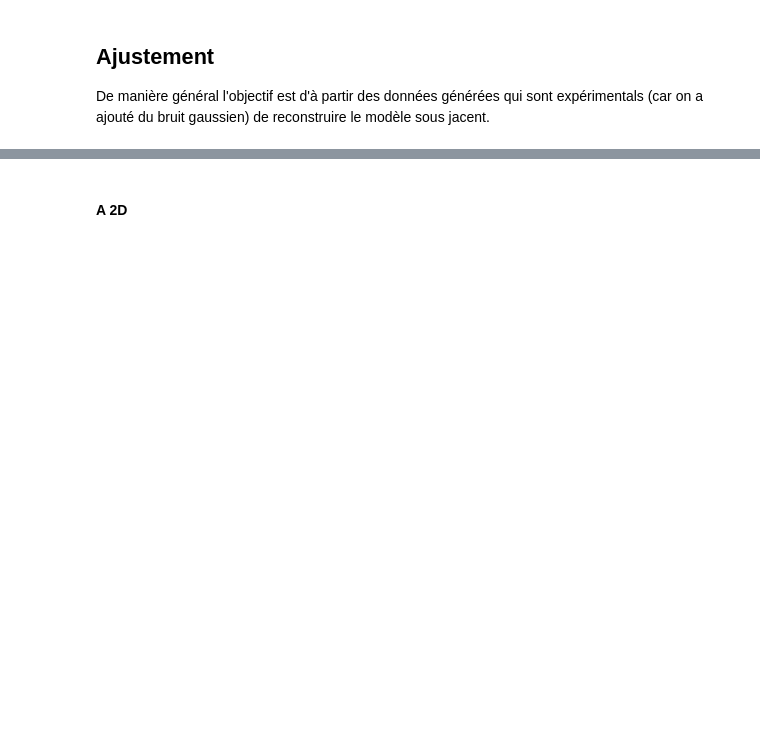
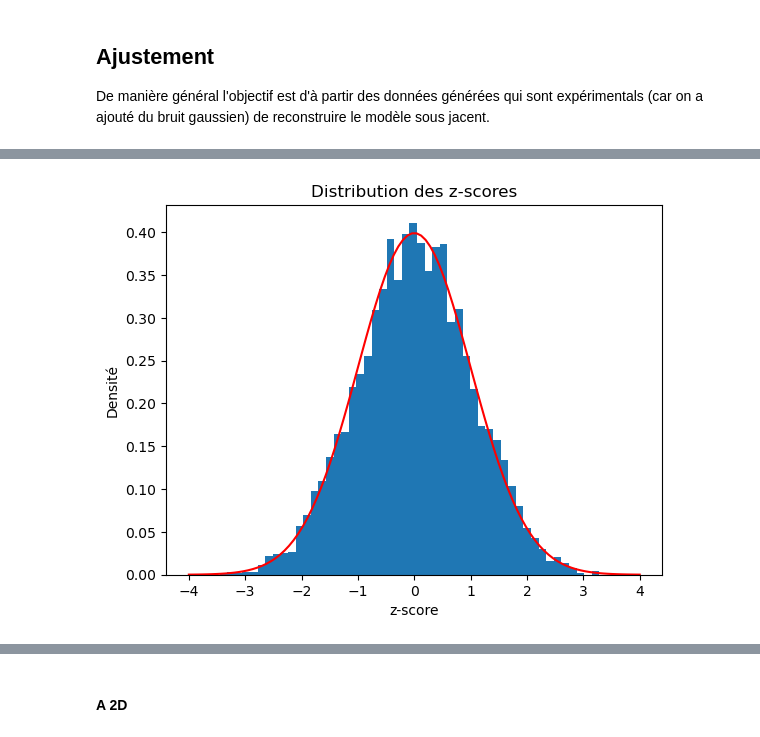
Before and after one commit to ostix360/Machine_Learning_S4, a Jupyter notebook: ToyMC.ipynb, the cells around one changed output, grey strips where cells are left out. Drawn from its saved outputs; the diff is of its cells as text; code cells hidden in the pictures; blank space fills up the shorter version.

```diff
--- a/ToyMC.ipynb
+++ b/ToyMC.ipynb
@@ -385,0 +243,15 @@ Valeur minimale de chi2 : 11.970714655034659 ce qui correspond à a = 2.03030303
+# %%
+# plot de la distribution des z-scores de toutes les données
+xs, ys, sigmas_s = gen_data(5000, model, sigma)
+
+y_th_s = model(xs)
+z = (ys - y_th_s) / sigmas_s
+
+plt.hist(z, bins=50, density=True)
+plt.plot(np.linspace(-4,4,100), 1/np.sqrt(2*np.pi)*np.exp(-0.5*np.linspace(-4,4,100)**2), 'r')
+plt.title("Distribution des z-scores")
+plt.xlabel("z-score")
+plt.ylabel("Densité")
+plt.show()
+# %% [output]
+[figure, added]
```
Also changed, not shown: parts of 24 cells of this notebook.
